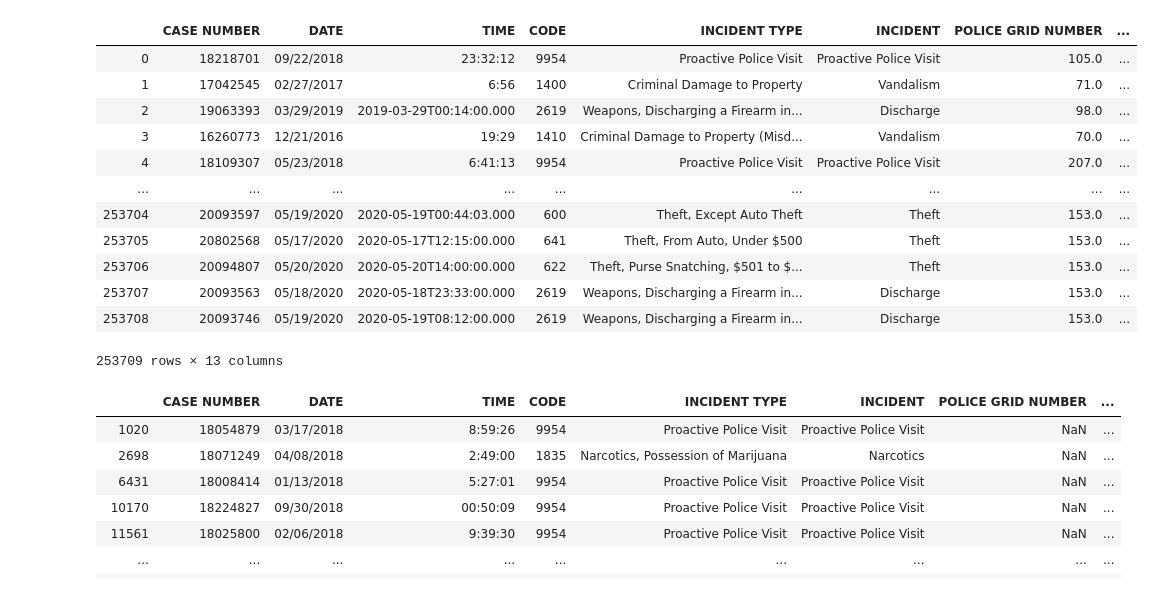
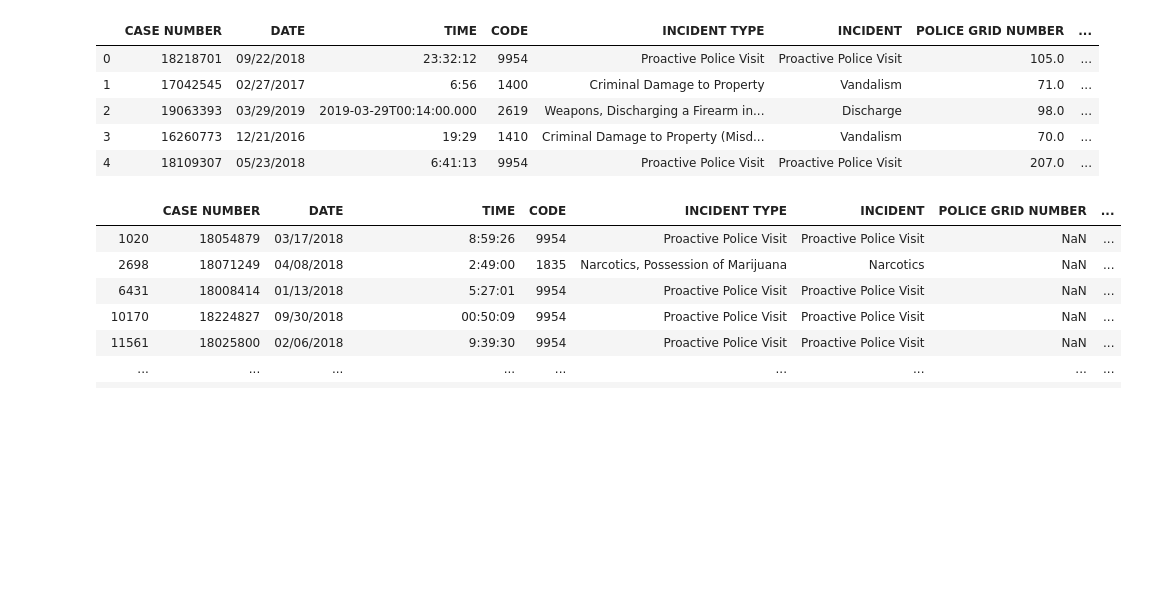
Before and after one commit to VallieTracy/StPaul-Crime-Incidents, a Jupyter notebook: main.ipynb, the cells around one changed output. Cells and saved outputs as stored; diff of their text form; code cells hidden in the pictures; blank space fills up the shorter version.

```diff
--- a/main.ipynb
+++ b/main.ipynb
@@ -4,21 +4,14 @@ import pandas as pd
 # %%
 # Read csv into a dataframe
 crime_df = pd.read_csv("Resources/crime_report.csv")
-crime_df
+crime_df.head()
 # %% [output]
 |  | CASE NUMBER | DATE | TIME | CODE | INCIDENT TYPE | INCIDENT | POLICE GRID NUMBER | ... |
 | 0 | 18218701 | 09/22/2018 | 23:32:12 | 9954 | Proactive Police Visit | Proactive Police Visit | 105.0 | ... |
 | 1 | 17042545 | 02/27/2017 | 6:56 | 1400 | Criminal Damage to Property | Vandalism | 71.0 | ... |
 | 2 | 19063393 | 03/29/2019 | 2019-03-29T00:14:00.000 | 2619 | Weapons, Discharging a Firearm in... | Discharge | 98.0 | ... |
 | 3 | 16260773 | 12/21/2016 | 19:29 | 1410 | Criminal Damage to Property (Misd... | Vandalism | 70.0 | ... |
 | 4 | 18109307 | 05/23/2018 | 6:41:13 | 9954 | Proactive Police Visit | Proactive Police Visit | 207.0 | ... |
-| ... | ... | ... | ... | ... | ... | ... | ... | ... |
-| 253704 | 20093597 | 05/19/2020 | 2020-05-19T00:44:03.000 | 600 | Theft, Except Auto Theft | Theft | 153.0 | ... |
-| 253705 | 20802568 | 05/17/2020 | 2020-05-17T12:15:00.000 | 641 | Theft, From Auto, Under $500 | Theft | 153.0 | ... |
-| 253706 | 20094807 | 05/20/2020 | 2020-05-20T14:00:00.000 | 622 | Theft, Purse Snatching, $501 to $... | Theft | 153.0 | ... |
-| 253707 | 20093563 | 05/18/2020 | 2020-05-18T23:33:00.000 | 2619 | Weapons, Discharging a Firearm in... | Discharge | 153.0 | ... |
-| 253708 | 20093746 | 05/19/2020 | 2020-05-19T08:12:00.000 | 2619 | Weapons, Discharging a Firearm in... | Discharge | 153.0 | ... |
-253709 rows × 13 columns
 # %%
 # Pull out all rows with nan's just to see
 crime_nan = crime_df[crime_df.isna().any(axis=1)]
```
Also changed, not shown: parts of 19 cells of this notebook, 1 other file.
